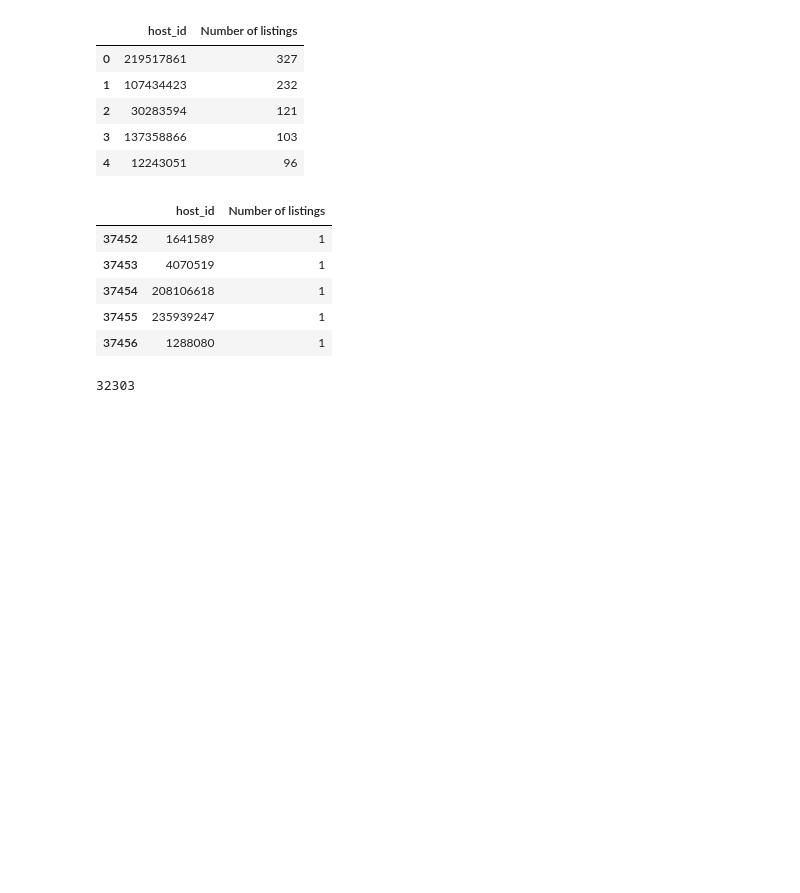
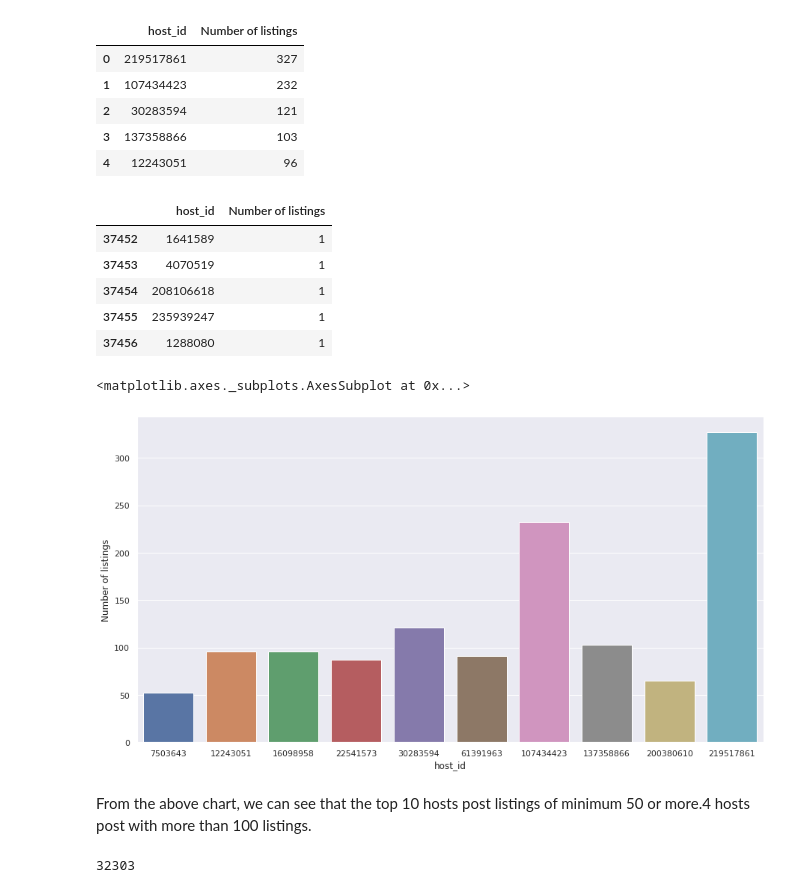
Before and after one commit to huda-nur-ed/AirBnB-Bookings-Analysis, a Jupyter notebook: [EDA_ABTN0101]_F_M_Nurul_Huda_AirBnB_Bookings_Analysis.ipynb, the cells around one changed output. Saved outputs shown, nothing was run; the diff lists cells and outputs as text; code cells hidden in the pictures; blank space fills up the shorter version.

```diff
--- a/[EDA_ABTN0101]_F_M_Nurul_Huda_AirBnB_Bookings_Analysis.ipynb
+++ b/[EDA_ABTN0101]_F_M_Nurul_Huda_AirBnB_Bookings_Analysis.ipynb
@@ -103,6 +162,15 @@ listing_count_df.tail()
 | 37454 | 208106618 | 1 |
 | 37455 | 235939247 | 1 |
 | 37456 | 1288080 | 1 |
+# %%
+# Get visualizing the number of listings by top 10 host using bar plot.
+sns.set(rc={'figure.figsize':(15,8)})
+sns.barplot(data=listing_count_df.head(10),x ='host_id',y='Number of listings')
+# %% [output]
+<matplotlib.axes._subplots.AxesSubplot at 0x...>
+[figure, added]
+# %% [markdown]
+From the above chart, we can see that the top 10 hosts post listings of minimum 50 or more.4 hosts post with more than 100 listings.
 # %%
 # Get number of hosts that post only 1 listing.
 len(listing_count_df[listing_count_df['Number of listings']==1])
```
Also changed, not shown: parts of 12 cells of this notebook.
